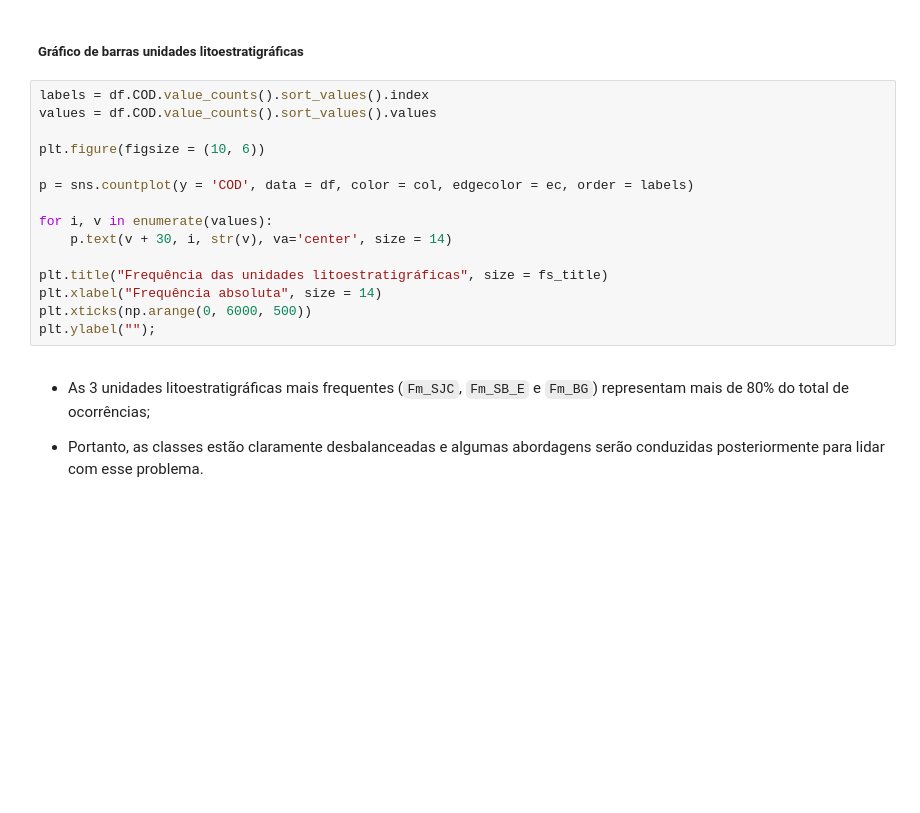
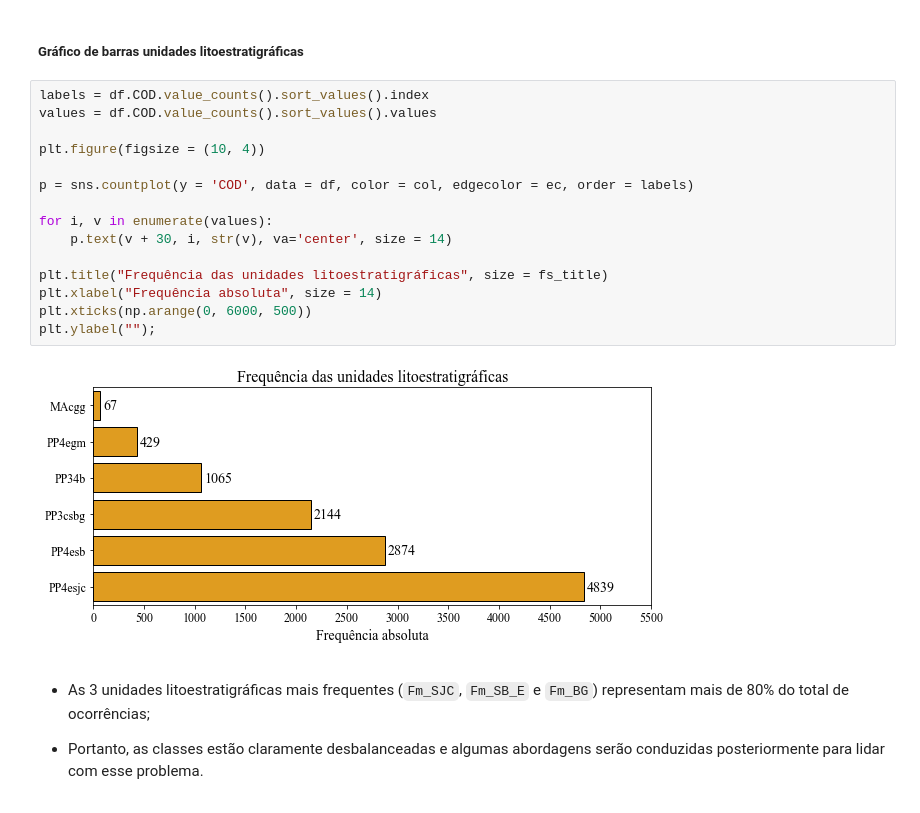
Before and after one commit to fnaghetini/Mapa-Preditivo, a Jupyter notebook: notebook1.ipynb, the cells around one changed output. Cells and saved outputs as stored; diff of their text form; blank space fills up the shorter version.

Commit message:
Update graph dimensions

```diff
--- a/notebook1.ipynb
+++ b/notebook1.ipynb
@@ -602,18 +634,20 @@ plt.ylabel("Cᵥ", size = fs_title);
 # %%
 labels = df.COD.value_counts().sort_values().index
 values = df.COD.value_counts().sort_values().values
 
-plt.figure(figsize = (10, 6))
+plt.figure(figsize = (10, 4))
 
 p = sns.countplot(y = 'COD', data = df, color = col, edgecolor = ec, order = labels)
 
 for i, v in enumerate(values):
     p.text(v + 30, i, str(v), va='center', size = 14)
 
 plt.title("Frequência das unidades litoestratigráficas", size = fs_title)
 plt.xlabel("Frequência absoluta", size = 14)
 plt.xticks(np.arange(0, 6000, 500))
 plt.ylabel("");
+# %% [output]
+[figure, added]
 # %% [markdown]
 - As 3 unidades litoestratigráficas mais frequentes (`Fm_SJC`, `Fm_SB_E` e `Fm_BG`) representam mais de 80% do total de ocorrências;
 
```
Also changed, not shown: parts of 25 cells of this notebook.
